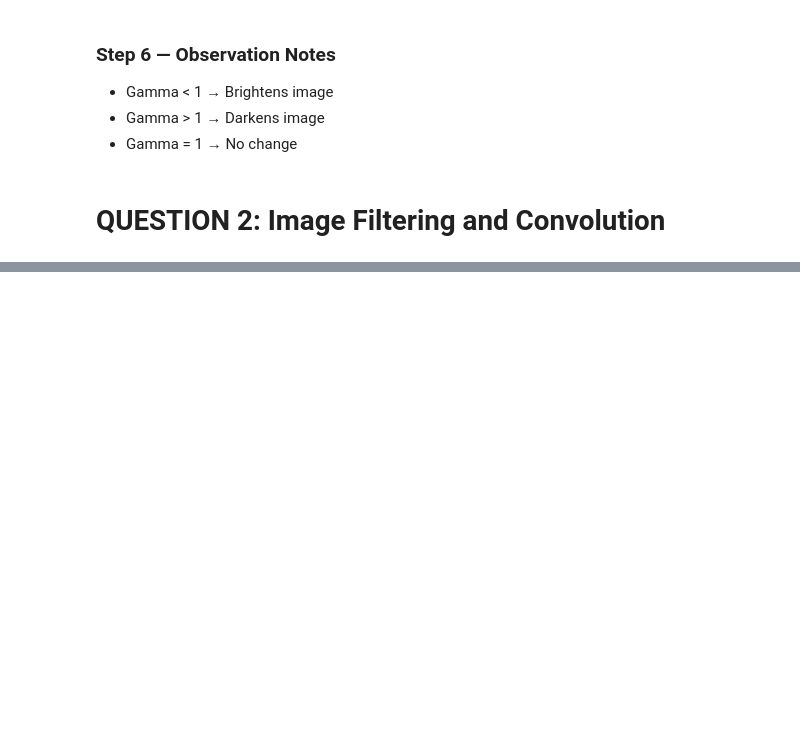
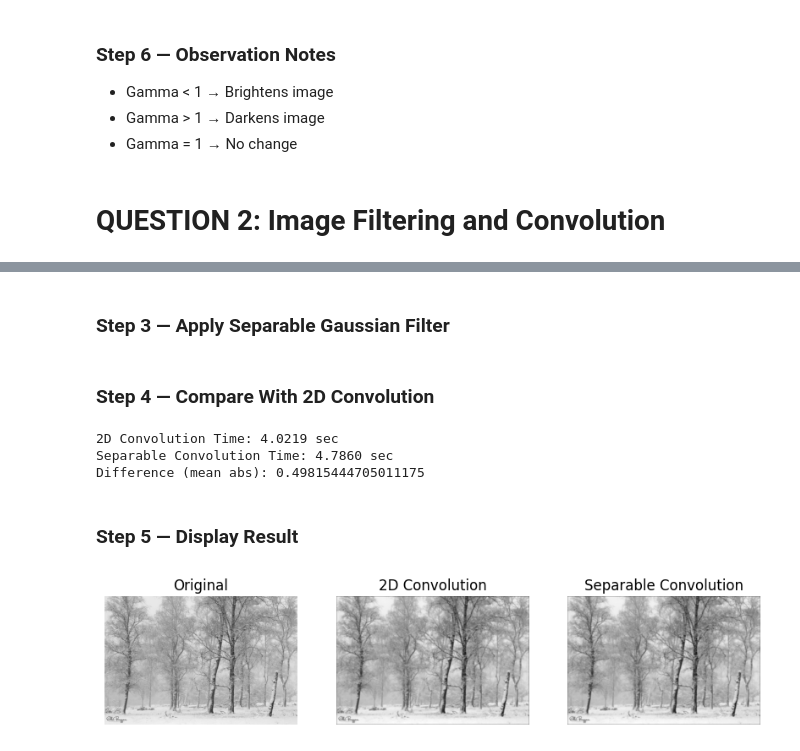
Before and after one commit to Nouman14-ai/Computer_Vision_Basics, a Jupyter notebook: Nouman_22F_3788_A1.ipynb, the cells around one changed output, grey strips where cells are left out. Drawn from its saved outputs; the diff is of its cells as text; code cells hidden in the pictures; blank space fills up the shorter version.

```diff
--- a/Nouman_22F_3788_A1.ipynb
+++ b/Nouman_22F_3788_A1.ipynb
@@ -289,0 +566,52 @@ plt.show()
+# %% [markdown]
+### **Step 3 — Apply Separable Gaussian Filter**
+# %%
+kernel_1d = gaussian_kernel_1d(5, 1.5)
+sep_blur = separable_convolution(low_img, kernel_1d, padding='zero')
+# %% [markdown]
+### **Step 4 — Compare With 2D Convolution**
+# %%
+import time
+
+# 2D convolution
+kernel_2d = gaussian_kernel(5, 1.5)
+
+start = time.time()
+conv_2d = convolve2d(low_img, kernel_2d, padding='zero')
+time_2d = time.time() - start
+
+# Separable
+start = time.time()
+conv_sep = separable_convolution(low_img, kernel_1d, padding='zero')
+time_sep = time.time() - start
+
+print(f"2D Convolution Time: {time_2d:.4f} sec")
+print(f"Separable Convolution Time: {time_sep:.4f} sec")
+print("Difference (mean abs):", np.mean(np.abs(conv_2d - conv_sep)))
+# %% [output]
+2D Convolution Time: 4.0219 sec
+Separable Convolution Time: 4.7860 sec
+Difference (mean abs): 0.49815444705011175
+# %% [markdown]
+### **Step 5 — Display Result**
+# %%
+plt.figure(figsize=(10,4))
+
+plt.subplot(1,3,1)
+plt.imshow(low_img, cmap='gray')
+plt.title("Original")
+plt.axis('off')
+
+plt.subplot(1,3,2)
+plt.imshow(conv_2d, cmap='gray')
+plt.title("2D Convolution")
+plt.axis('off')
+
+plt.subplot(1,3,3)
+plt.imshow(conv_sep, cmap='gray')
+plt.title("Separable Convolution")
+plt.axis('off')
+
+plt.show()
+# %% [output]
+[figure, added]
```
Also changed, not shown: parts of 62 cells of this notebook.
